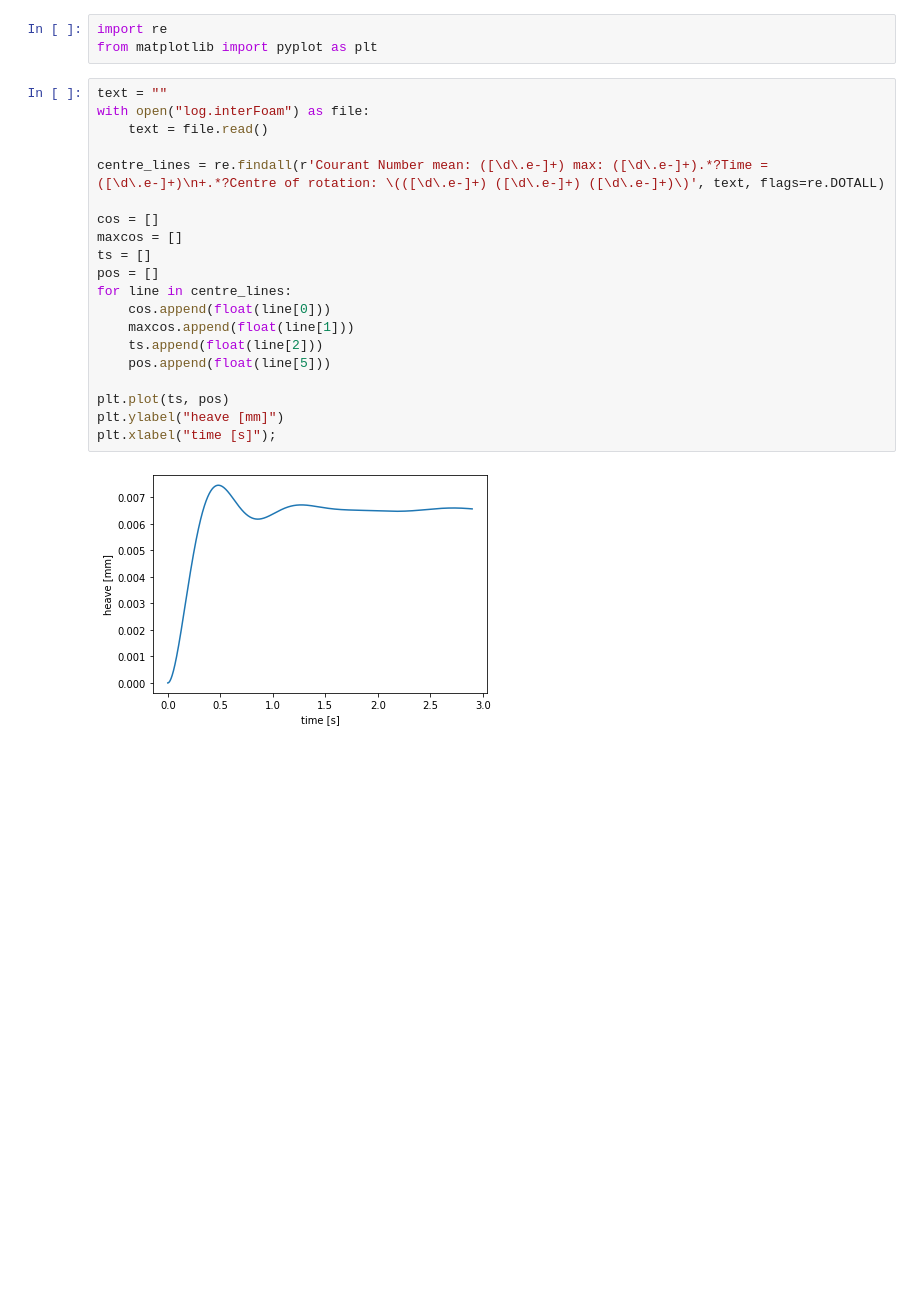
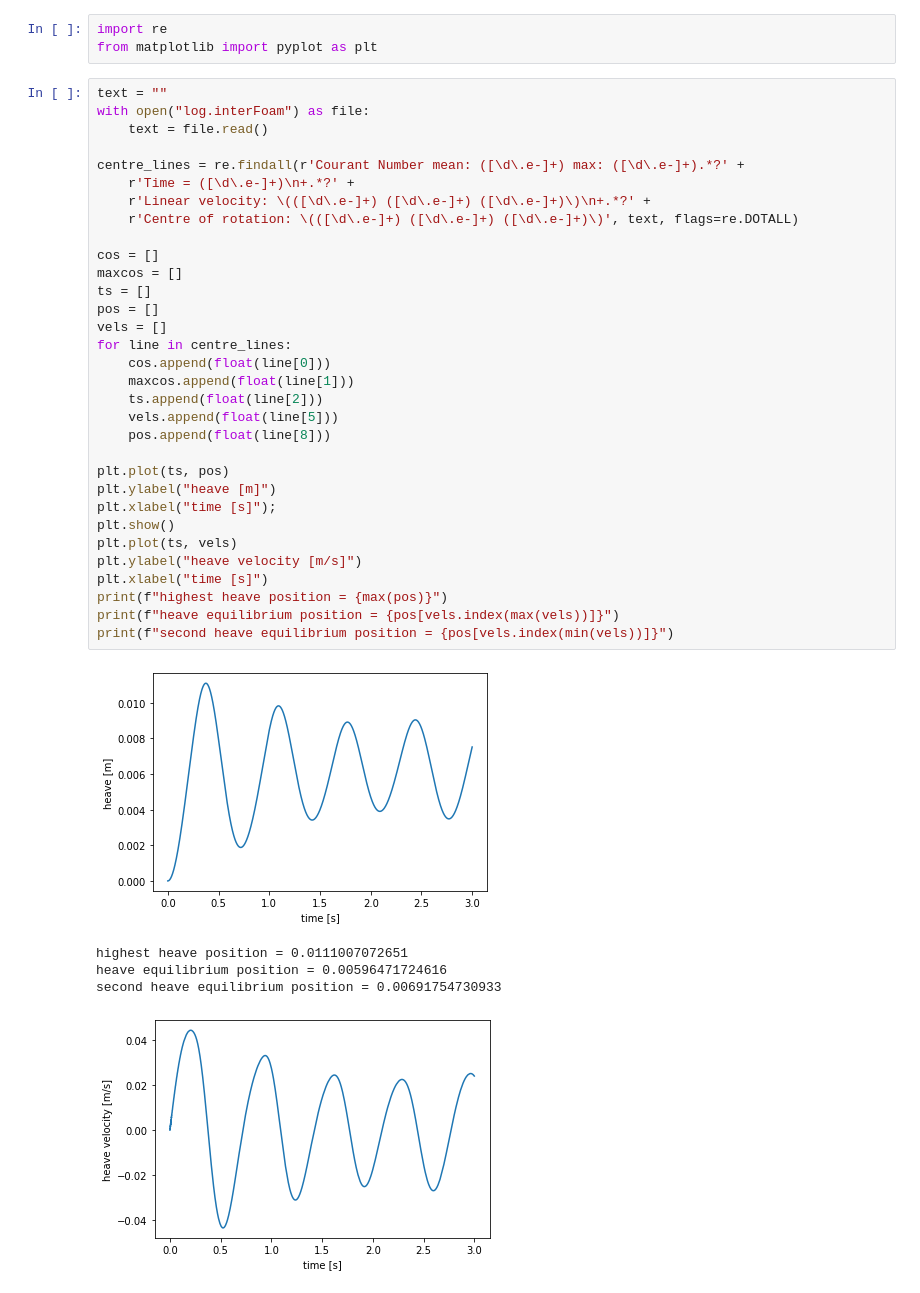
Before and after one commit to MJOdorczuk/FloatingObjectOpenFOAM, a Jupyter notebook: tmp.ipynb, the cells around one changed output. Drawn from its saved outputs; the diff is of its cells as text; blank space fills up the shorter version.

```diff
--- a/tmp.ipynb
+++ b/tmp.ipynb
@@ -4,24 +4,40 @@ from matplotlib import pyplot as plt
 # %%
 text = ""
 with open("log.interFoam") as file:
     text = file.read()
 
-centre_lines = re.findall(r'Courant Number mean: ([\d\.e-]+) max: ([\d\.e-]+).*?Time = ([\d\.e-]+)\n+.*?Centre of rotation: \(([\d\.e-]+) ([\d\.e-]+) ([\d\.e-]+)\)', text, flags=re.DOTALL)
+centre_lines = re.findall(r'Courant Number mean: ([\d\.e-]+) max: ([\d\.e-]+).*?' +
+    r'Time = ([\d\.e-]+)\n+.*?' +
+    r'Linear velocity: \(([\d\.e-]+) ([\d\.e-]+) ([\d\.e-]+)\)\n+.*?' +
+    r'Centre of rotation: \(([\d\.e-]+) ([\d\.e-]+) ([\d\.e-]+)\)', text, flags=re.DOTALL)
 
 cos = []
 maxcos = []
 ts = []
 pos = []
+vels = []
 for line in centre_lines:
     cos.append(float(line[0]))
     maxcos.append(float(line[1]))
     ts.append(float(line[2]))
-    pos.append(float(line[5]))
+    vels.append(float(line[5]))
+    pos.append(float(line[8]))
 
 plt.plot(ts, pos)
-plt.ylabel("heave [mm]")
+plt.ylabel("heave [m]")
 plt.xlabel("time [s]");
+plt.show()
+plt.plot(ts, vels)
+plt.ylabel("heave velocity [m/s]")
+plt.xlabel("time [s]")
+print(f"highest heave position = {max(pos)}")
+print(f"heave equilibrium position = {pos[vels.index(max(vels))]}")
+print(f"second heave equilibrium position = {pos[vels.index(min(vels))]}")
 # %% [output]
-[figure, old version]
+[figure, new version]
+highest heave position = 0.0111007072651
+heave equilibrium position = 0.00596471724616
+second heave equilibrium position = 0.00691754730933
+[figure, added]
 # %%
 plt.plot(ts[:-1], list(map(lambda x: x[1] - x[0], zip(ts, ts[1:]))))
```
Also changed, not shown: parts of 8 cells of this notebook, 29 other files.
